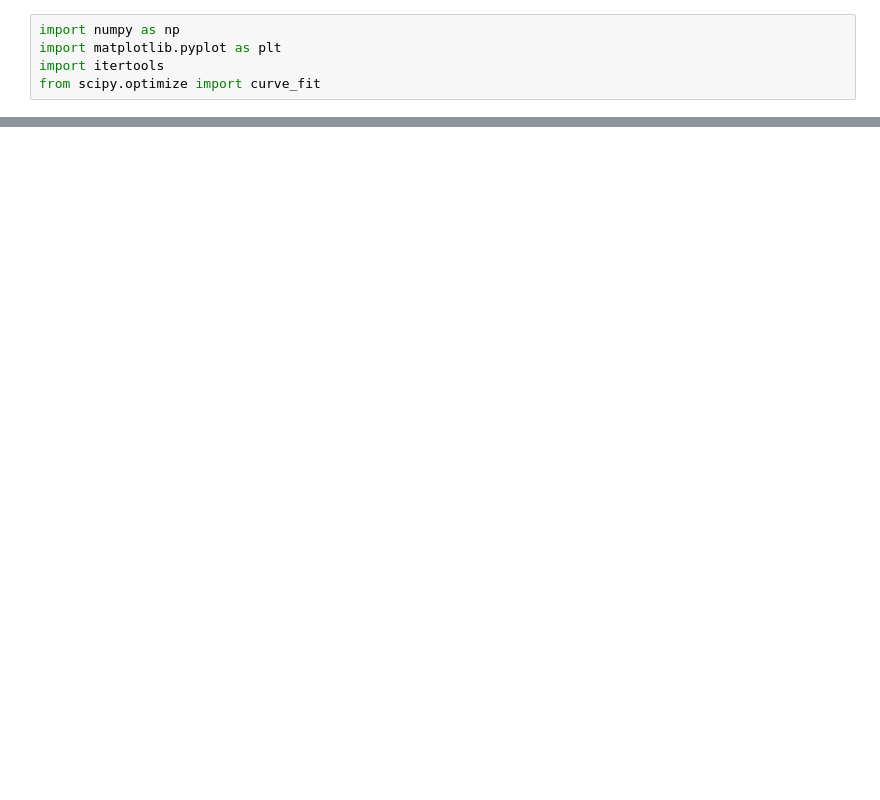
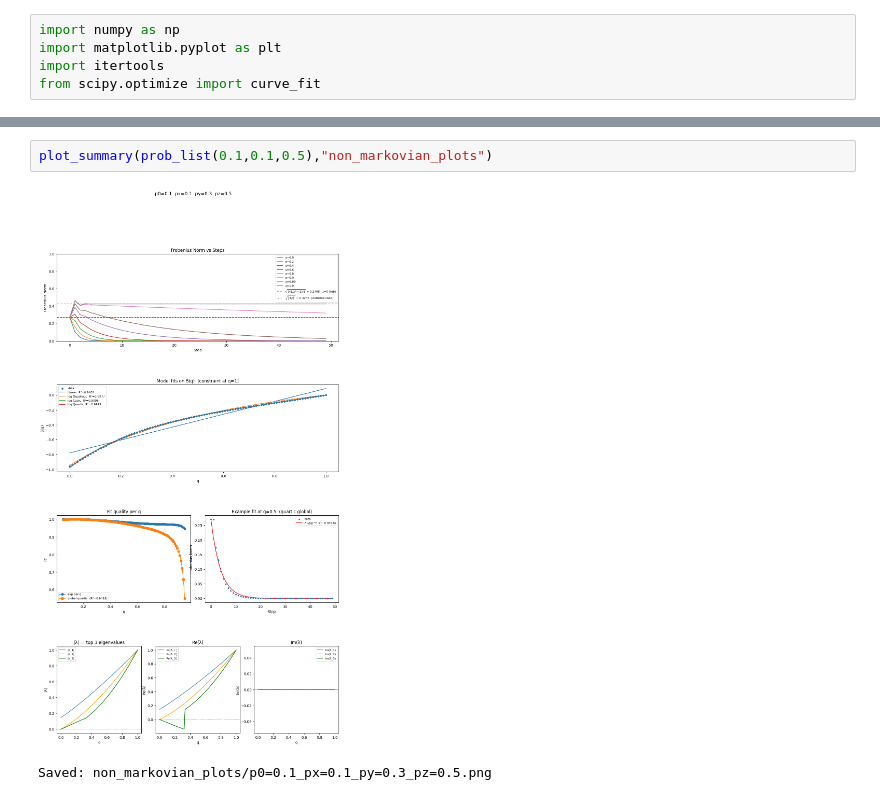
Before and after one commit to YommoY-official/MPQMasters, a Jupyter notebook: non_markovian_general_eigenvalue.ipynb, the cells around one changed output, grey strips where cells are left out. Drawn from its saved outputs; the diff is of its cells as text; blank space fills up the shorter version.

```diff
--- a/non_markovian_general_eigenvalue.ipynb
+++ b/non_markovian_general_eigenvalue.ipynb
@@ -255,0 +479,5 @@ plt.plot(q_list, decay_coeffs, marker = 'o')
+# %%
+plot_summary(prob_list(0.1,0.1,0.5),"non_markovian_plots")
+# %% [output]
+[figure, added]
+Saved: non_markovian_plots/p0=0.1_px=0.1_py=0.3_pz=0.5.png
```
Also changed, not shown: parts of 18 cells of this notebook.
